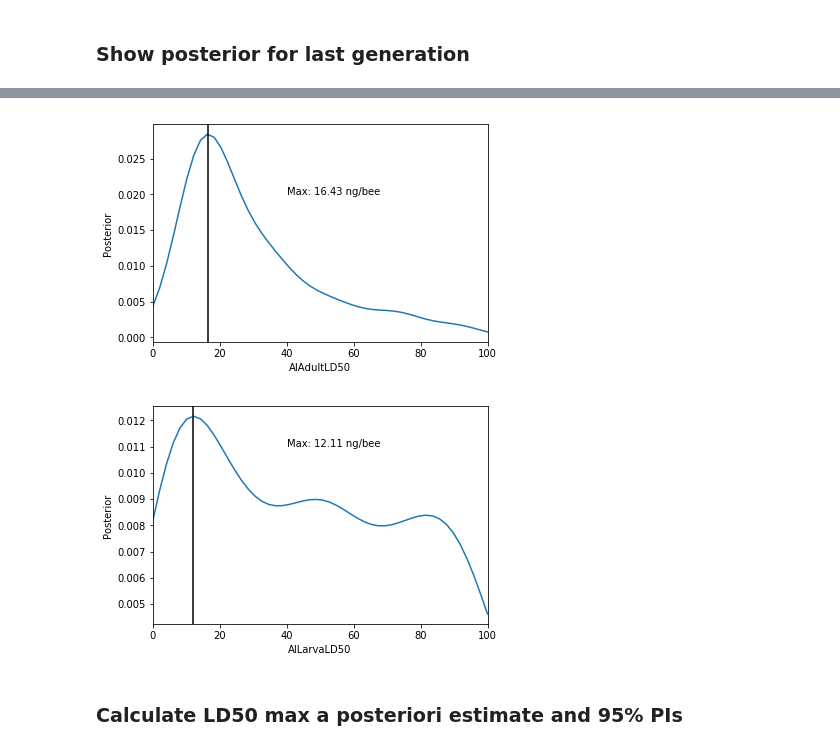
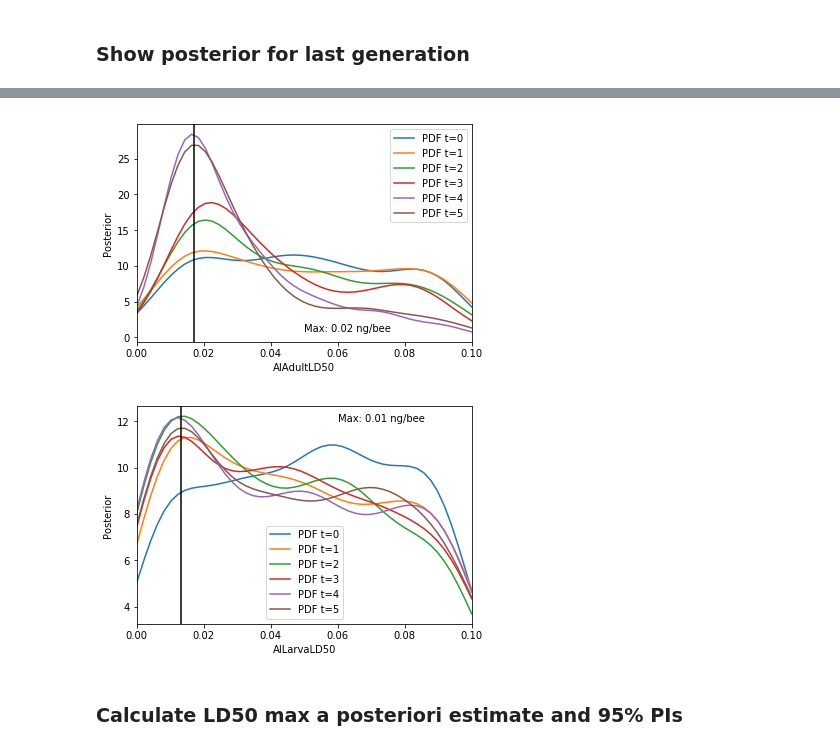
Before and after one commit to JeffreyMinucci/bee_neonic_abc, a Jupyter notebook: results_and_visuals.ipynb, the cells around one changed output, grey strips where cells are left out. Saved outputs shown, nothing was run; the diff lists cells and outputs as text; code cells hidden in the pictures.

```diff
--- a/results_and_visuals.ipynb
+++ b/results_and_visuals.ipynb
@@ -70,36 +70,35 @@ plot_kde_matrix(df, w, limits=limits);
 # %%
-### Show LD50 parameters in linear space
-### To consider - the MAP estimate varies depending on if its calculated from the log-space posterior or a linear transformed one
-
 variable = 'AIAdultLD50'
 fig, ax = plt.subplots()
-df, w = history.get_distribution(m=0, t=history.max_t)
-df[[variable]] = df[[variable]].copy()*1000 #unlog transform and convert go ng/bee
-pyabc.visualization.plot_kde_1d(df, w, xmin=0, xmax=100,
-                                x=variable, ax=ax)
+for t in range(0,history.max_t+1):
+    df, w = history.get_distribution(m=0, t=t)
+    pyabc.visualization.plot_kde_1d(df, w, xmin=0.0001, xmax=0.1,
+                                   x=variable, ax=ax,
+                                   label="PDF t={}".format(t))
 x, pdf = kde_1d(df,w,variable, numx = 200)
 MAP = x[np.where(np.max(pdf)==pdf)]
 plt.axvline(x=MAP.item(),color='black')
-ax.annotate('Max: {:.2f} ng/bee'.format(MAP.item()), xy = (40,0.020))
-#plt.savefig("figures/run2_g11_AdultLD50_linear.png")
+ax.legend()
+ax.annotate('Max: {:.2f} ng/bee'.format(MAP.item()), xy = (0.05,0.75))
 plt.show()
 # %% [output]
-[figure, old version]
+[figure, new version]
 # %%
 variable = 'AILarvaLD50'
 fig, ax = plt.subplots()
-df, w = history.get_distribution(m=0, t=history.max_t)
-df[[variable]] = df[[variable]].copy() * 1000 #unlog transform and convert go ng/bee
-pyabc.visualization.plot_kde_1d(df, w, xmin=0, xmax=100,
-                                x=variable, ax=ax)
+for t in range(0,history.max_t + 1,1):
+    df, w = history.get_distribution(m=0, t=t)
+    pyabc.visualization.plot_kde_1d(df, w, xmin=0.0001, xmax=0.1,
+                                   x=variable, ax=ax,
+                                   label="PDF t={}".format(t))
 x, pdf = kde_1d(df,w,variable, numx = 200)
 MAP = x[np.where(np.max(pdf)==pdf)]
 plt.axvline(x=MAP.item(),color='black')
-ax.annotate('Max: {:.2f} ng/bee'.format(MAP.item()), xy = (40,0.011))
-#plt.savefig("figures/run2_g11_LarvaLD50_linear.png")
+ax.legend()
+ax.annotate('Max: {:.2f} ng/bee'.format(MAP.item()), xy = (0.06,12))
 plt.show()
 # %% [output]
-[figure, old version]
+[figure, new version]
 # %% [markdown]
 ### Calculate LD50 max a posteriori estimate and  95% PIs
 # %% [markdown]
```
Also changed, not shown: parts of 14 cells of this notebook, 11 other files.
